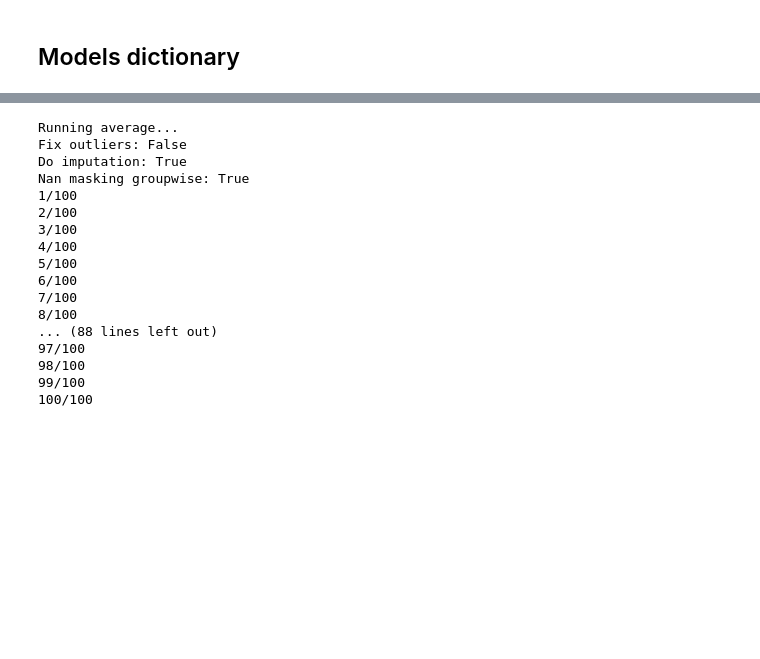
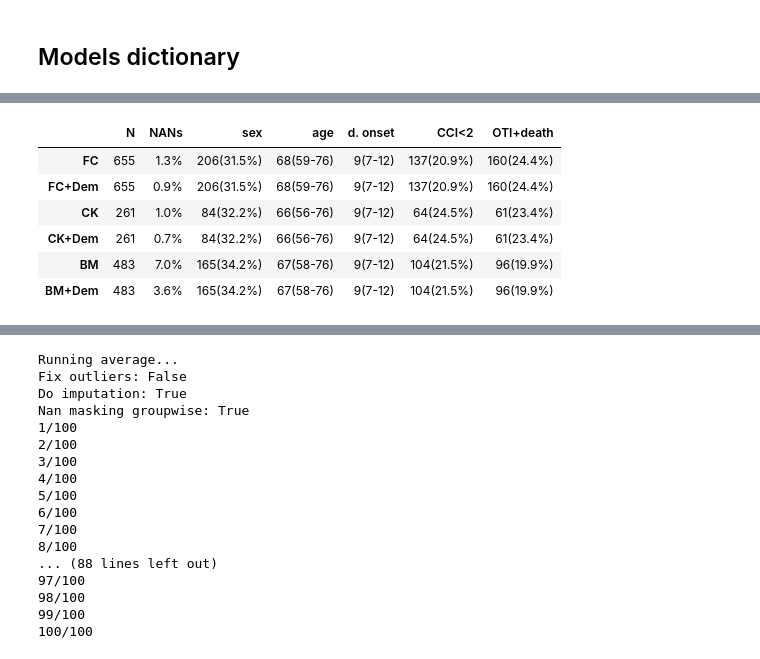
Before and after one commit to RiccardoGM/ImmuneResponseCOVID19, a Jupyter notebook: Notebooks/MultivariateLinearRegression.ipynb, the cells around one changed output, grey strips where cells are left out. Saved outputs shown, nothing was run; the diff lists cells and outputs as text; code cells hidden in the pictures; blank space fills up the shorter version.

Commit message:
Update MultivariateLinearRegression.ipynb
Added section describing subsets of data used by different classifiers

```diff
--- a/Notebooks/MultivariateLinearRegression.ipynb
+++ b/Notebooks/MultivariateLinearRegression.ipynb
@@ -83,6 +86,7 @@ use_manual_selection = Parameters.use_manual_selection
 path_datasets = Parameters.path_datasets
 path_results = Parameters.path_results
 path_figures = Parameters.path_figures
+path_setsdescription = Parameters.path_setsdescription
 exp_description = Parameters.exp_description
 exp_univ_description = Parameters.exp_univ_description
 exp_multiv_description = Parameters.exp_multiv_description
@@ -120,0 +127,75 @@ models_dict['LR']['BM+Dem'] = BM_set + Dem_set
+# %%
+nan_masking_val = 0.5
+do_nan_masking_groupwise_val = True
+groups = [FC_set, CK_set, Dem_set, BM_set]
+
+dict_stats = { 'N': [], 'NANs': [], 'sex': [], 'age': [], 'd. onset': [], 'CCI<2': [], 'OTI+death': []}
+
+for model_name in models_dict['LR'].keys():
+    print(model_name)
+
+    # Mask data
+    Data = DataInpatients.copy()
+    _, row_mask = CL.nan_masking_fc(Data, models_dict['LR'][model_name],
+                                    nan_masking=nan_masking_val,
+                                    do_nan_masking_groupwise=do_nan_masking_groupwise_val,
+                                    groups=groups,
+                                    return_row_mask=True)
+
+    # N. patients
+    n_patients = sum(row_mask)
+    val_str = '%d' % n_patients
+    #print('N: '+val_str)
+    dict_stats['N'].append(val_str)
+
+    # NANs
+    n = DataInpatients.loc[row_mask, models_dict['LR'][model_name]].size
+    n_nan = sum(DataInpatients.loc[row_mask, models_dict['LR'][model_name]].isna().values.flatten())
+    ratio = n_nan/n*100
+    val_str = '%.1f%%' % ratio
+    #print('NANs: '+val_str)
+    dict_stats['NANs'].append(val_str)
+
+    # Sex
+    n = sum(DataInpatients.loc[row_mask, 'sex'] == 1)
+    ratio = n/n_patients*100
+    val_str = '%d(%.1f%%)' %(n, ratio)
+    #print('sex: '+val_str)
+    dict_stats['sex'].append(val_str)
+
+    # Age
+    q1, median, q3 = DataInpatients.loc[row_mask, 'age'].quantile([0.25,0.5,0.75])
+    val_str = '%d(%d-%d)' % (round(median), round(q1), round(q3))
+    #print('age: '+val_str)
+    dict_stats['age'].append(val_str)
+
+    # D. onset
+    q1, median, q3 = DataInpatients.loc[row_mask, 'delta_onset'].quantile([0.25,0.5,0.75])
+    val_str = '%d(%d-%d)' % (round(median), round(q1), round(q3))
+    #print('d. onset: '+val_str)
+    dict_stats['d. onset'].append(val_str)
+
+    # CCI
+    n = sum(DataInpatients.loc[row_mask, 'CCI (charlson comorbidity index)'] < 2)
+    ratio = n/n_patients*100
+    val_str = '%d(%.1f%%)' %(n, ratio)
+    #print('CCI<2: '+val_str)
+    dict_stats['CCI<2'].append(val_str)
+
+    # Outcome
+    n = sum(DataInpatients.loc[row_mask, 'IOT+death'] == 1)
+    ratio = n/n_patients*100
+    val_str = '%d(%.1f%%)' %(n, ratio)
+    #print('CCI<2: '+val_str)
+    dict_stats['OTI+death'].append(val_str)
+
+    #print('\n')
+
+df_stat = pd.DataFrame(dict_stats, index=models_dict['LR'].keys())
+
+# Export table
+filename = 'DatasetsDescription'+exp_description+'.xlsx'
+df_stat.to_excel(path_setsdescription+filename)
+
+df_stat
+# %% [output]
@@ -121 +208,8 @@ models_dict['LR']['BM+Dem'] = BM_set + Dem_set
+|  | N | NANs | sex | age | d. onset | CCI<2 | OTI+death |
+| FC | 655 | 1.3% | 206(31.5%) | 68(59-76) | 9(7-12) | 137(20.9%) | 160(24.4%) |
+| FC+Dem | 655 | 0.9% | 206(31.5%) | 68(59-76) | 9(7-12) | 137(20.9%) | 160(24.4%) |
+| CK | 261 | 1.0% | 84(32.2%) | 66(56-76) | 9(7-12) | 64(24.5%) | 61(23.4%) |
+| CK+Dem | 261 | 0.7% | 84(32.2%) | 66(56-76) | 9(7-12) | 64(24.5%) | 61(23.4%) |
+| BM | 483 | 7.0% | 165(34.2%) | 67(58-76) | 9(7-12) | 104(21.5%) | 96(19.9%) |
+| BM+Dem | 483 | 3.6% | 165(34.2%) | 67(58-76) | 9(7-12) | 104(21.5%) | 96(19.9%) |
 # %% [markdown]
```
Also changed, not shown: parts of 5 cells of this notebook.
